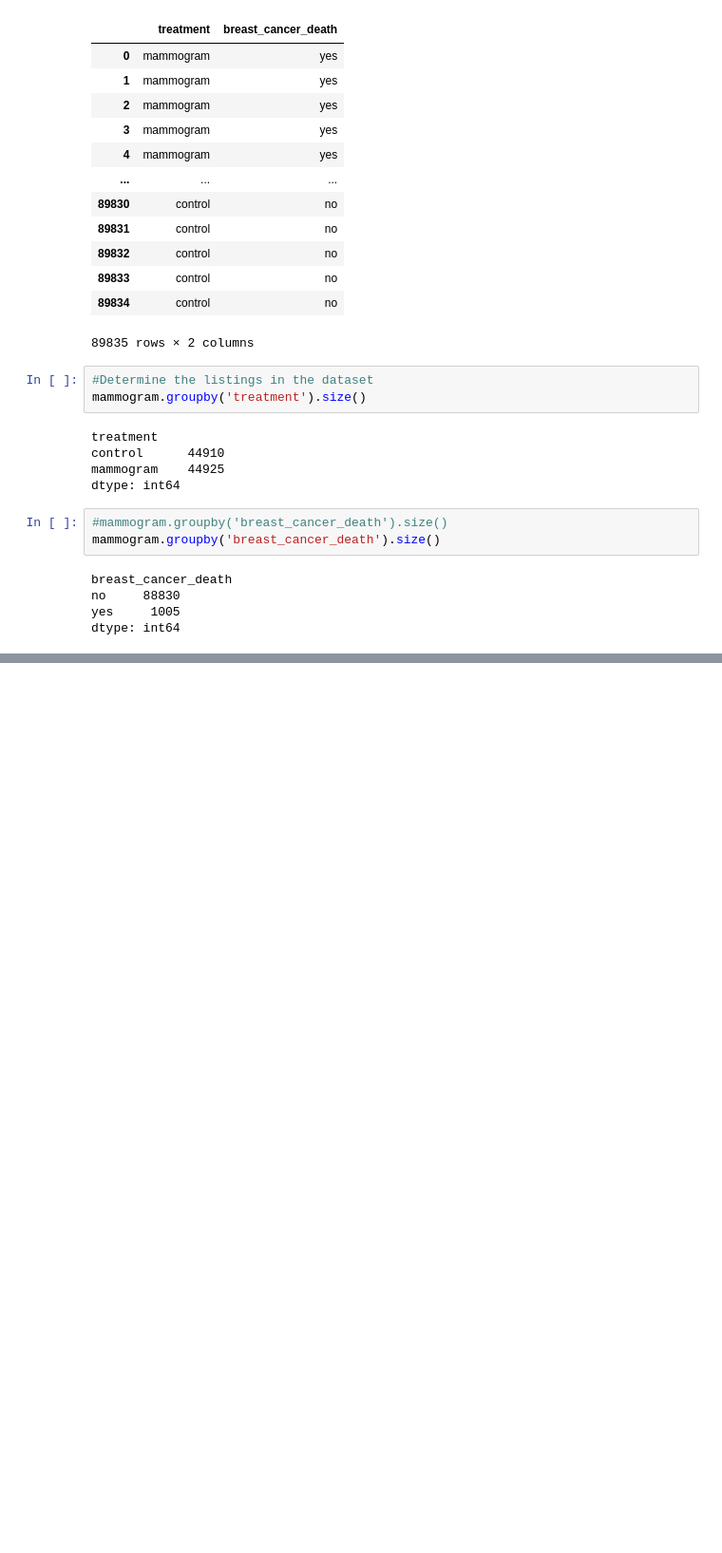
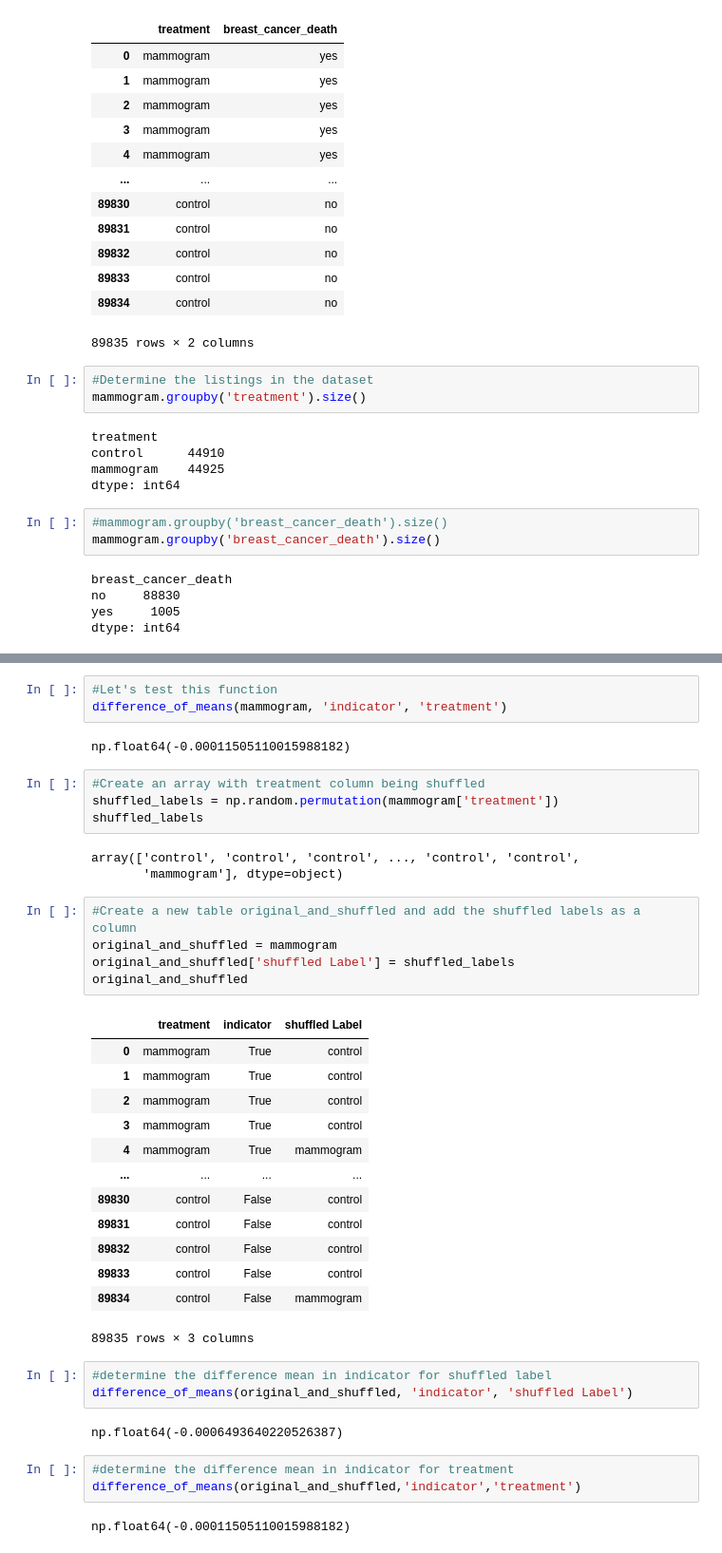
Before and after one commit to DylanPrinsloo/UCode, a Jupyter notebook: Year 1/Semester 1/Python/Lessons/session13.ipynb, the cells around one changed output, grey strips where cells are left out. Shown at 95% size. Cells and saved outputs as stored; diff of their text form; blank space fills up the shorter version.

```diff
--- a/Year 1/Semester 1/Python/Lessons/session13.ipynb
+++ b/Year 1/Semester 1/Python/Lessons/session13.ipynb
@@ -91,0 +135,41 @@ dtype: int64
+# %%
+#Let's test this function
+difference_of_means(mammogram, 'indicator', 'treatment')
+# %% [output]
+np.float64(-0.00011505110015988182)
+# %%
+#Create an array with treatment column being shuffled
+shuffled_labels = np.random.permutation(mammogram['treatment'])
+shuffled_labels
+# %% [output]
+array(['control', 'control', 'control', ..., 'control', 'control',
+       'mammogram'], dtype=object)
+# %%
+#Create a new table original_and_shuffled and add the shuffled labels as a column
+original_and_shuffled = mammogram
+original_and_shuffled['shuffled Label'] = shuffled_labels
+original_and_shuffled
+# %% [output]
+|  | treatment | indicator | shuffled Label |
+| 0 | mammogram | True | control |
+| 1 | mammogram | True | control |
+| 2 | mammogram | True | control |
+| 3 | mammogram | True | control |
+| 4 | mammogram | True | mammogram |
+| ... | ... | ... | ... |
+| 89830 | control | False | control |
+| 89831 | control | False | control |
+| 89832 | control | False | control |
+| 89833 | control | False | control |
+| 89834 | control | False | mammogram |
+89835 rows × 3 columns
+# %%
+#determine the difference mean in indicator for shuffled label
+difference_of_means(original_and_shuffled, 'indicator', 'shuffled Label')
+# %% [output]
+np.float64(-0.0006493640220526387)
+# %%
+#determine the difference mean in indicator for treatment
+difference_of_means(original_and_shuffled,'indicator','treatment')
+# %% [output]
+np.float64(-0.00011505110015988182)
```
Also changed, not shown: parts of 38 cells of this notebook, 2 other files.
